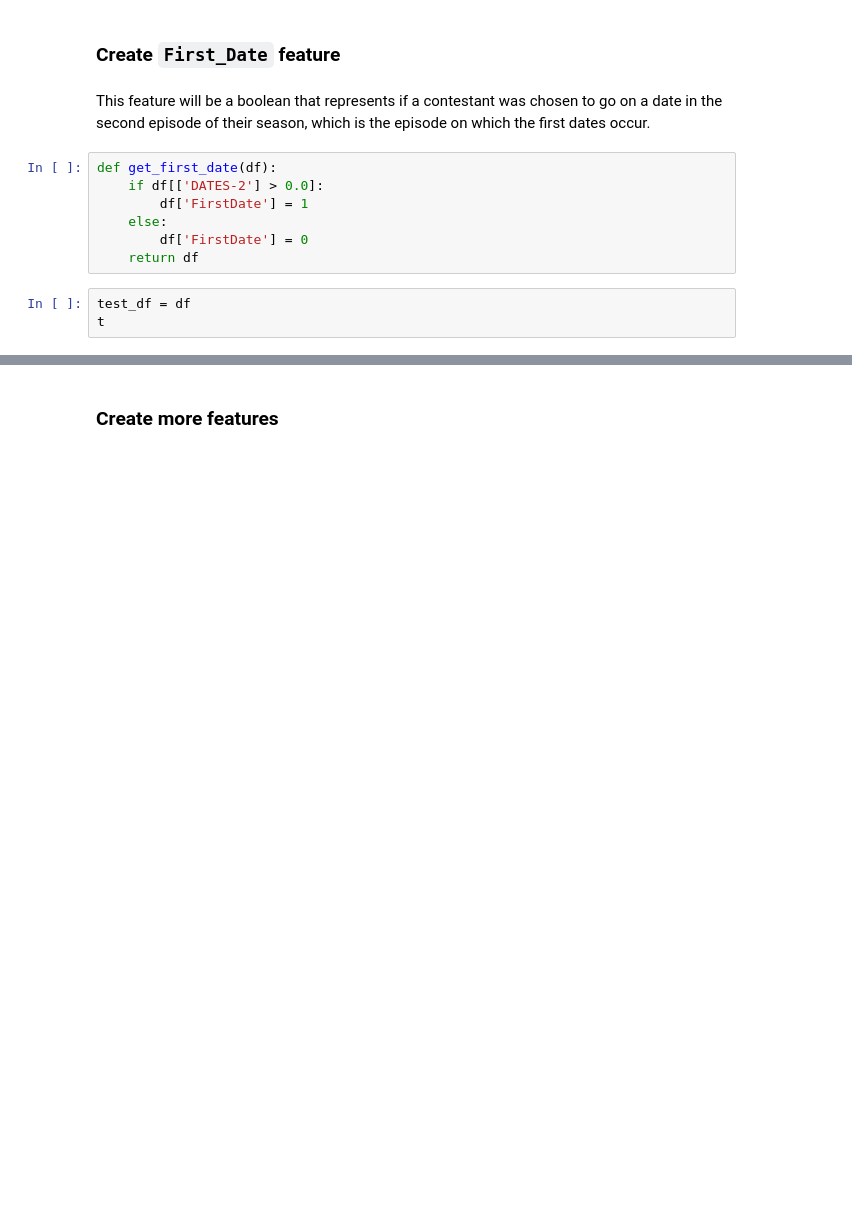
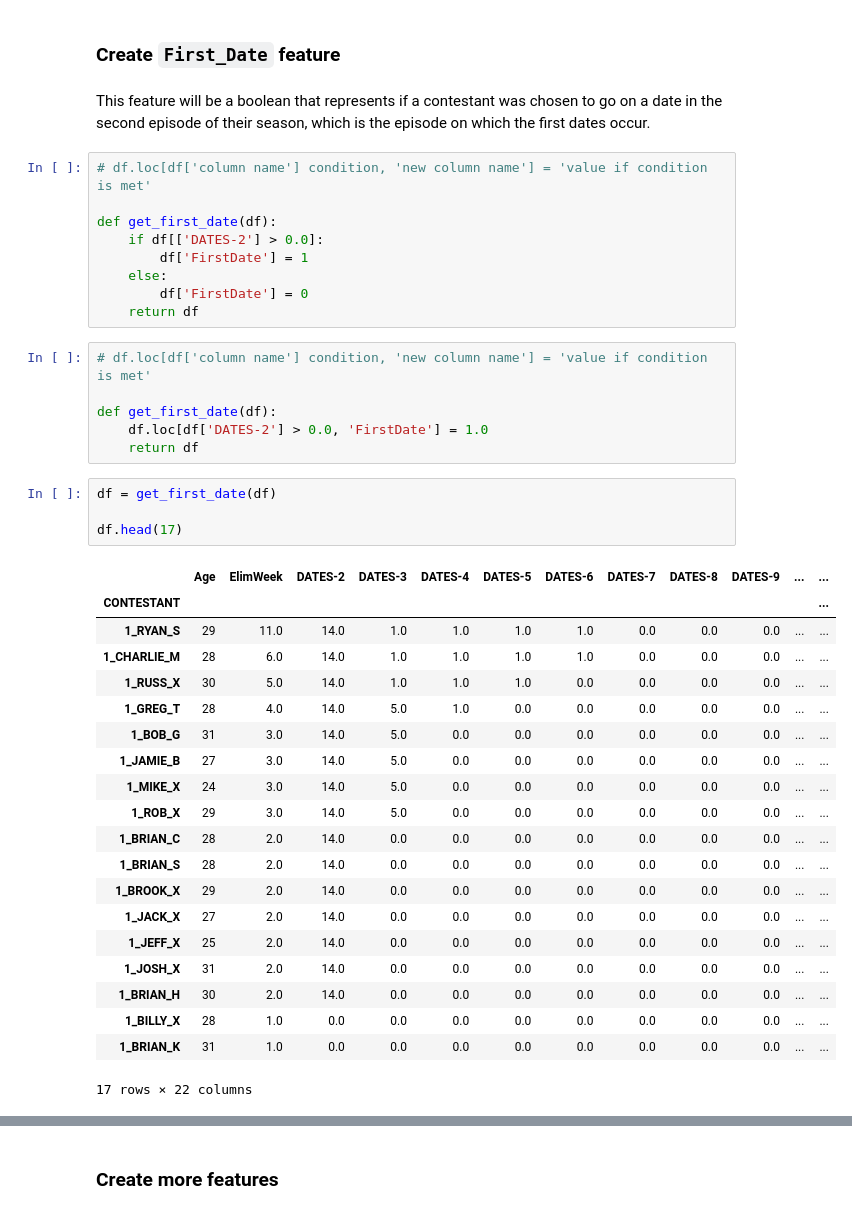
Before and after one commit to KwameTaylor/bachelorette-predictor, a Jupyter notebook: preprocessing.ipynb, the cells around one changed output, grey strips where cells are left out. Drawn from its saved outputs; the diff is of its cells as text; blank space fills up the shorter version.

```diff
--- a/preprocessing.ipynb
+++ b/preprocessing.ipynb
@@ -372,12 +372,42 @@
 # %% [markdown]
 This feature will be a boolean that represents if a contestant was chosen to go on a date in the second episode of their season, which is the episode on which the first dates occur.
 # %%
+# df.loc[df['column name'] condition, 'new column name'] = 'value if condition is met'
+
 def get_first_date(df):
     if df[['DATES-2'] > 0.0]:
         df['FirstDate'] = 1
     else:
         df['FirstDate'] = 0
     return df
-# %%
-test_df = df
-t
+# %%
+# df.loc[df['column name'] condition, 'new column name'] = 'value if condition is met'
+
+def get_first_date(df):
+    df.loc[df['DATES-2'] > 0.0, 'FirstDate'] = 1.0
+    return df
+# %%
+df = get_first_date(df)
+
+df.head(17)
+# %% [output]
+|  | Age | ElimWeek | DATES-2 | DATES-3 | DATES-4 | DATES-5 | DATES-6 | DATES-7 | DATES-8 | DATES-9 | ... | ... |
+| CONTESTANT |  |  |  |  |  |  |  |  |  |  |  | ... |
+| 1_RYAN_S | 29 | 11.0 | 14.0 | 1.0 | 1.0 | 1.0 | 1.0 | 0.0 | 0.0 | 0.0 | ... | ... |
+| 1_CHARLIE_M | 28 | 6.0 | 14.0 | 1.0 | 1.0 | 1.0 | 1.0 | 0.0 | 0.0 | 0.0 | ... | ... |
+| 1_RUSS_X | 30 | 5.0 | 14.0 | 1.0 | 1.0 | 1.0 | 0.0 | 0.0 | 0.0 | 0.0 | ... | ... |
+| 1_GREG_T | 28 | 4.0 | 14.0 | 5.0 | 1.0 | 0.0 | 0.0 | 0.0 | 0.0 | 0.0 | ... | ... |
+| 1_BOB_G | 31 | 3.0 | 14.0 | 5.0 | 0.0 | 0.0 | 0.0 | 0.0 | 0.0 | 0.0 | ... | ... |
+| 1_JAMIE_B | 27 | 3.0 | 14.0 | 5.0 | 0.0 | 0.0 | 0.0 | 0.0 | 0.0 | 0.0 | ... | ... |
+| 1_MIKE_X | 24 | 3.0 | 14.0 | 5.0 | 0.0 | 0.0 | 0.0 | 0.0 | 0.0 | 0.0 | ... | ... |
+| 1_ROB_X | 29 | 3.0 | 14.0 | 5.0 | 0.0 | 0.0 | 0.0 | 0.0 | 0.0 | 0.0 | ... | ... |
+| 1_BRIAN_C | 28 | 2.0 | 14.0 | 0.0 | 0.0 | 0.0 | 0.0 | 0.0 | 0.0 | 0.0 | ... | ... |
+| 1_BRIAN_S | 28 | 2.0 | 14.0 | 0.0 | 0.0 | 0.0 | 0.0 | 0.0 | 0.0 | 0.0 | ... | ... |
+| 1_BROOK_X | 29 | 2.0 | 14.0 | 0.0 | 0.0 | 0.0 | 0.0 | 0.0 | 0.0 | 0.0 | ... | ... |
+| 1_JACK_X | 27 | 2.0 | 14.0 | 0.0 | 0.0 | 0.0 | 0.0 | 0.0 | 0.0 | 0.0 | ... | ... |
+| 1_JEFF_X | 25 | 2.0 | 14.0 | 0.0 | 0.0 | 0.0 | 0.0 | 0.0 | 0.0 | 0.0 | ... | ... |
+| 1_JOSH_X | 31 | 2.0 | 14.0 | 0.0 | 0.0 | 0.0 | 0.0 | 0.0 | 0.0 | 0.0 | ... | ... |
+| 1_BRIAN_H | 30 | 2.0 | 14.0 | 0.0 | 0.0 | 0.0 | 0.0 | 0.0 | 0.0 | 0.0 | ... | ... |
+| 1_BILLY_X | 28 | 1.0 | 0.0 | 0.0 | 0.0 | 0.0 | 0.0 | 0.0 | 0.0 | 0.0 | ... | ... |
+| 1_BRIAN_K | 31 | 1.0 | 0.0 | 0.0 | 0.0 | 0.0 | 0.0 | 0.0 | 0.0 | 0.0 | ... | ... |
+17 rows × 22 columns
```
Also changed, not shown: parts of 7 cells of this notebook, 1 other file.
